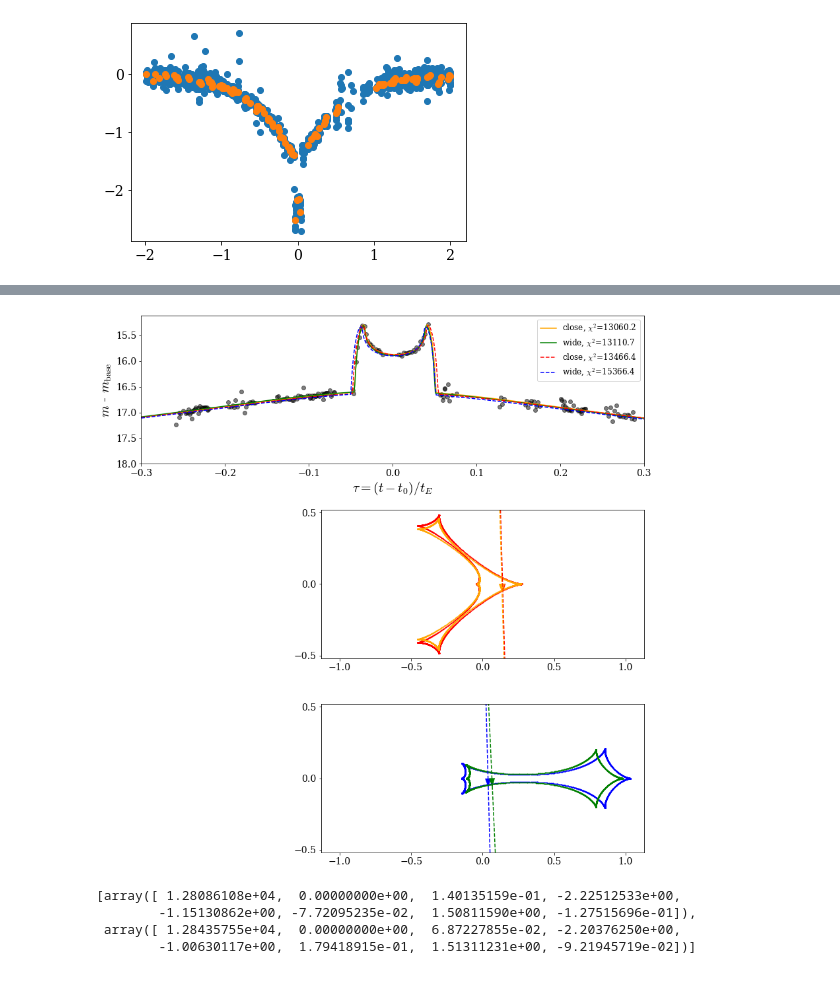
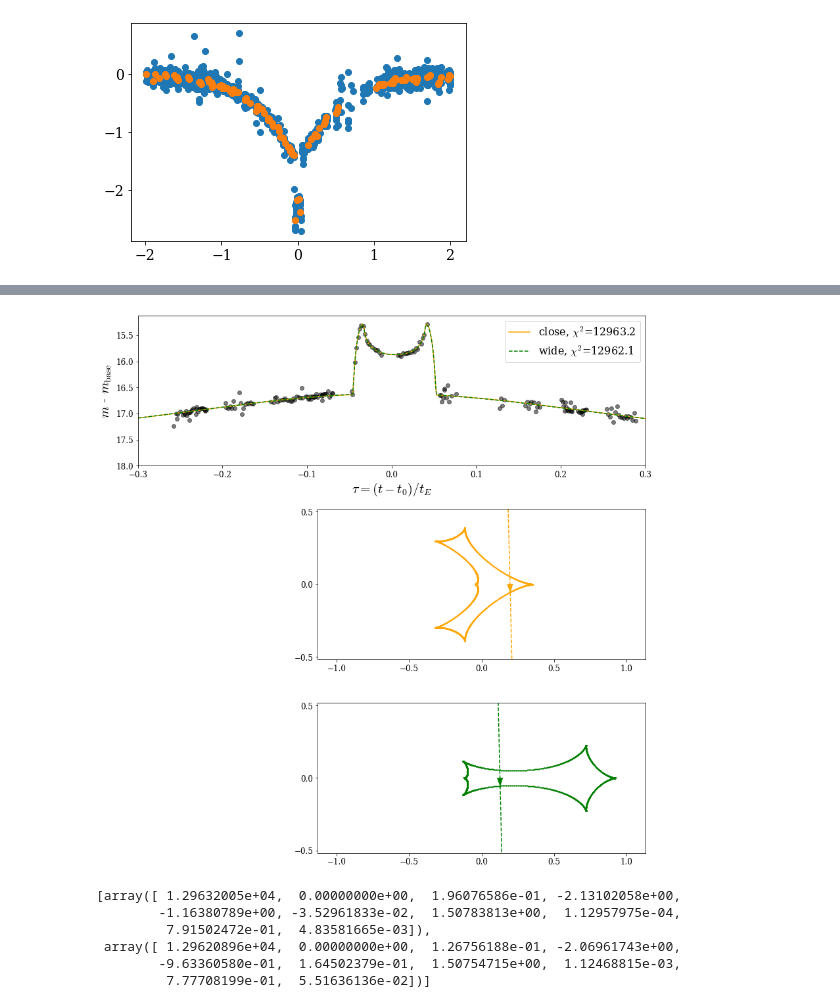
Before and after one commit to haimengzhao/magic-microlensing, a Jupyter notebook: test_KMT.ipynb, the cells around one changed output, grey strips where cells are left out. Cells and saved outputs as stored; diff of their text form; code cells hidden in the pictures.

```diff
--- a/test_KMT.ipynb
+++ b/test_KMT.ipynb
@@ -263,11 +263,18 @@ def compute_model_lc(time_array, fitting_parameters, VBBL, rho=None):
     u0, lgq, lgs, ad180 = fitting_parameters[:4]
     q, s = 10**lgq, 10**lgs
     alpha = ad180 * np.pi # convert to radian
-    t0, te= 0, 1
+    t0, te = 0, 1
     if rho == None:
         rho = 1e-3
     if len(fitting_parameters) == 5:
         rho = 10**fitting_parameters[-1]
+    if len(fitting_parameters) == 6:
+        t0 = fitting_parameters[-2]
+        te = fitting_parameters[-1]
+    if len(fitting_parameters) == 7:
+        rho = 10**fitting_parameters[-3]
+        t0 = fitting_parameters[-2]
+        te = fitting_parameters[-1]
     tau = (time_array-t0)/te
     xs = tau*np.cos(alpha) - u0*np.sin(alpha)
     ys = tau*np.sin(alpha) + u0*np.cos(alpha)
@@ -302,7 +309,6 @@ def perform_optimization(time, flux, ferr, para_initial, verbose=True):
     if verbose:
         print('best chisq & (fs, fb): ', chi2_min, fs, fb)
     time_model = np.arange(-2, 2, 0.001)
-#    magnifications = compute_model_lc(time_model, para_initial, VBBL)
     magnifications = compute_model_lc(time_model, para_best, VBBL)
     mag_model = 18 - 2.5*np.log10(magnifications*fs + fb)
     model = np.vstack((time_model, mag_model))
@@ -351,39 +357,55 @@ plt.ylabel(r'$m$ - $m_{\rm base}$', fontsize=20)
 best_parameters = []
 colors = ['orange', 'green']
 labels = ['close', 'wide']
+linestyle = ['-', 'dashed']
 for index in tqdm(range(2)):
     para_initial = locs_sort[i, index, :-1]
     para_initial = para_initial.tolist()
-    para_initial.insert(4, -2)
+    para_initial.insert(4, -2) # lgrho
+    para_initial.insert(5, 0) # t0
+    para_initial.insert(6, 1) # te
     if verbose:
         print(para_initial)
     para_best, chi2_min, model, warnflag = perform_optimization(lc[i, :, 0], lc[i, :, 2], lc[i, :, 3], para_initial, verbose=verbose)
     chi2_min, fs, fb = compute_chisq(para_best, lc[i, :, 0], lc[i, :, 2], lc[i, :, 3], VBBinaryLensing.VBBinaryLensing(), return_model=True)
+    print('fs', fs, 'fb', fb)
     if len(para_best) == 5:
         lgrho = para_best[-1]
         para_best = np.delete(para_best, -1).tolist()
         para_best.insert(1, lgrho)
+    if len(para_best) == 7:
+        lgrho = para_best[-3]
+        para_best = np.delete(para_best, -3).tolist()
+        para_best.insert(1, lgrho)
     best_param = np.hstack((chi2_min, warnflag, para_best, np.array([np.log10(fs/(fs+fb))])))
     best_parameters.append(best_param)
-    plt.plot(model[0], model[1], label=r'%s, $\chi^2$=%.1f'%(labels[index], chi2_min), color=colors[index])
+    plt.plot(model[0], model[1], label=r'%s, $\chi^2$=%.1f'%(labels[index], chi2_min), color=colors[index], linestyle=linestyle[index])
+
+print('best params:', best_parameters)
+
 
 tru_wide = truths_full[1].tolist()
 delta = 10**truths_full[1][2]/(1+10**truths_full[1][2])*(10**truths_full[1][3]-1/10**truths_full[1][3])
 tru_wide[0] -= delta * np.cos(tru_wide[-2]*np.pi-3*np.pi/2)
 
+
 tru_close = truths_full[0].tolist()
+tru_time_close = (lc[i, :, 0] * pred_t[0][1] + pred_t[0][0] - 8592.392) / 6.50
+tru_time_wide = (lc[i, :, 0] * pred_t[0][1] + pred_t[0][0] - 8592.391) / 6.57
 
-chi2_min, fs, fb, model = compute_chisq(np.array(tru_close)[[0, 2, 3, 4]], lc[i, :, 0], lc[i, :, 2], lc[i, :, 3], VBBinaryLensing.VBBinaryLensing(), return_model=True, rho=10**tru_close[1], return_lc=True)
-plt.plot(model[0], model[1], label=r'close, $\chi^2$=%.1f'%(chi2_min), color='red', linestyle='dashed')
+chi2_min, fs, fb, model = compute_chisq(np.array(tru_close)[[0, 2, 3, 4]], tru_time_close, lc[i, :, 2], lc[i, :, 3], VBBinaryLensing.VBBinaryLensing(), rho=10**tru_close[1], return_model=True, return_lc=True)
+truths[0][-1] = np.log10(fs/(fs+fb))
+# plt.plot(model[0], model[1], label=r'close, $\chi^2$=%.1f'%(chi2_min), color='red', linestyle='dashed')
 
-chi2_min, fs, fb, model = compute_chisq(np.array(tru_wide)[[0, 2, 3, 4]], lc[i, :, 0], lc[i, :, 2], lc[i, :, 3], VBBinaryLensing.VBBinaryLensing(), return_model=True, rho=10**tru_wide[1], return_lc=True)
-plt.plot(model[0], model[1], label=r'wide, $\chi^2$=%.1f'%(chi2_min), color='blue', linestyle='dashed')
+chi2_min, fs, fb, model = compute_chisq(np.array(tru_wide)[[0, 2, 3, 4]], tru_time_wide, lc[i, :, 2], lc[i, :, 3], VBBinaryLensing.VBBinaryLensing(), rho=10**tru_wide[1], return_model=True, return_lc=True)
+truths[1][-1] = np.log10(fs/(fs+fb))
+# plt.plot(model[0], model[1], label=r'wide, $\chi^2$=%.1f'%(chi2_min), color='blue', linestyle='dashed')
 
 
-plt.scatter(lc[0, :, 0], lc[0, :, 1], color='black', alpha=0.5)
+plt.scatter(lc[0, :, 0], lc[0, :, 1], color='black', alpha=0.5, rasterized=True)
 plt.xlim(-0.3, 0.3)
 plt.ylim(None, 18)
-plt.legend(loc='upper right', prop={'size': 12})
+plt.legend(loc='upper right', prop={'size': 16})
 plt.gca().invert_yaxis()
 
 param_list = [tru_close, best_parameters[0][2:]]
@@ -396,16 +418,20 @@ plt.xlim(-1, 1)
 plt.ylim(-0.3, 0.3)
 plt.yticks([-0.5, 0, 0.5])
 for j, params in enumerate(param_list):
-    if j != None:
+    if j != 0:
         print(params)
         if len(params) == 5:
             u_0, lgq, lgs, alpha_180, lgfs = params
             lgrho = -3
+            t0, te = 0, 1
+        if len(params) == 8:
+            u_0, lgrho, lgq, lgs, alpha_180, t0, te, lgfs = params
         else:
             u_0, lgrho, lgq, lgs, alpha_180, lgfs = params
+            t0, te = 0, 1
         parameters = {
-                    't_0': 0,
-                    't_E': 1,
+                    't_0': t0,
+                    't_E': te,
                     'u_0': u_0,
                     'rho': 10**lgrho,
                     'q': 10**lgq,
@@ -429,16 +455,20 @@ plt.xlim(-1, 1)
 plt.ylim(-0.3, 0.3)
 plt.yticks([-0.5, 0, 0.5])
 for j, params in enumerate(param_list):
-    if j != None:
+    if j != 0:
         print(params)
         if len(params) == 5:
             u_0, lgq, lgs, alpha_180, lgfs = params
             lgrho = -3
+            t0, te = 0, 1
+        if len(params) == 8:
+            u_0, lgrho, lgq, lgs, alpha_180, t0, te, lgfs = params
         else:
             u_0, lgrho, lgq, lgs, alpha_180, lgfs = params
+            t0, te = 0, 1
         parameters = {
-                    't_0': 0,
-                    't_E': 1,
+                    't_0': t0,
+                    't_E': te,
                     'u_0': u_0,
                     'rho': 10**lgrho,
                     'q': 10**lgq,
@@ -473,5 +503,6 @@ for j, params in enumerate(param_list):
 #     best_parameters[1][2:][0], best_parameters[1][2:][1], best_parameters[1][2:][2], -3, best_parameters[1][2:][3]*180, best_parameters[1][2:][4]
 # ), fontsize=20, color='green')
 plt.tight_layout()
+plt.savefig('./lc_kmt.pdf')
 plt.show()
 # %% [output]
@@ -496,11 +526,13 @@ best chisq & (fs, fb):  13110.680509640606 0.7538974324548269 0.2148388399314438
-[figure, old version]
+[figure, new version]
 # %%
 best_parameters
 # %% [output]
-[array([ 1.28086108e+04,  0.00000000e+00,  1.40135159e-01, -2.22512533e+00,
-        -1.15130862e+00, -7.72095235e-02,  1.50811590e+00, -1.27515696e-01]),
- array([ 1.28435755e+04,  0.00000000e+00,  6.87227855e-02, -2.20376250e+00,
-        -1.00630117e+00,  1.79418915e-01,  1.51311231e+00, -9.21945719e-02])]
+[array([ 1.29632005e+04,  0.00000000e+00,  1.96076586e-01, -2.13102058e+00,
+        -1.16380789e+00, -3.52961833e-02,  1.50783813e+00,  1.12957975e-04,
+         7.91502472e-01,  4.83581665e-03]),
+ array([ 1.29620896e+04,  0.00000000e+00,  1.26756188e-01, -2.06961743e+00,
+        -9.63360580e-01,  1.64502379e-01,  1.50754715e+00,  1.12468815e-03,
+         7.77708199e-01,  5.51636136e-02])]
 # %%
 test_p
 # %% [output]
```
Also changed, not shown: parts of 4 cells of this notebook.
